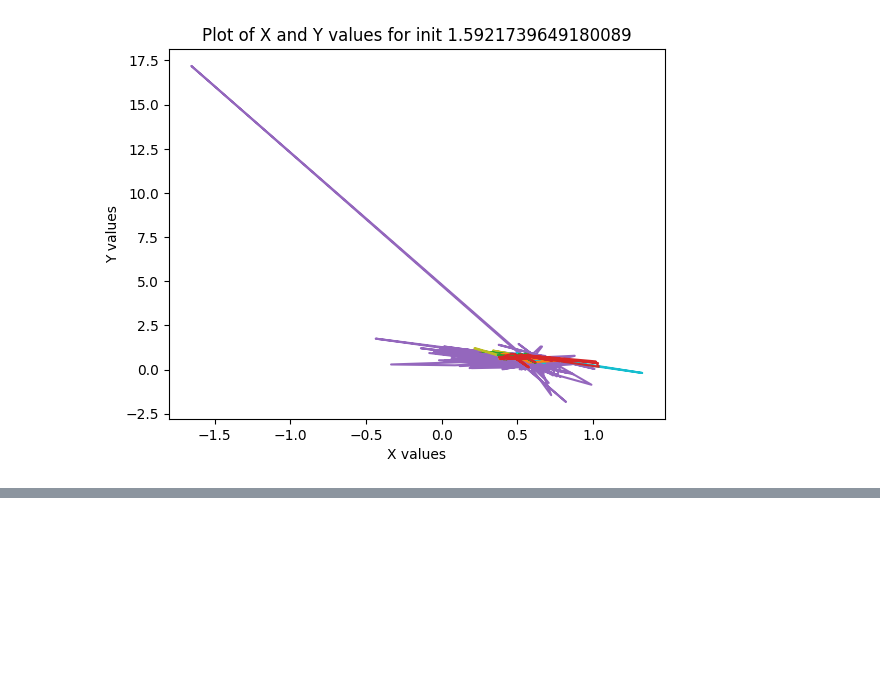
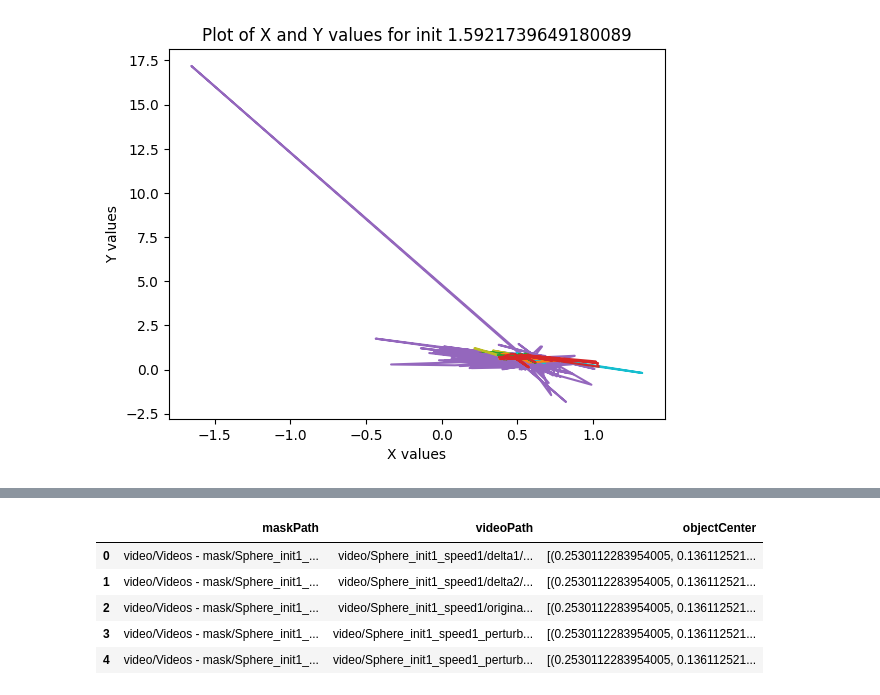
Before and after one commit to QuentinPerret/PFE-EyeTracking, a Jupyter notebook: data_analyzer.ipynb, the cells around one changed output, grey strips where cells are left out. Cells and saved outputs as stored; diff of their text form; code cells hidden in the pictures; blank space fills up the shorter version.

```diff
--- a/data_analyzer.ipynb
+++ b/data_analyzer.ipynb
@@ -377,0 +391,10 @@ Video processing complete. Output video saved to: output_video.mp4
+# %%
+from objectCenter import df as objectCenter
+objectCenter.head()
+# %% [output]
+|  | maskPath | videoPath | objectCenter |
+| 0 | video/Videos - mask/Sphere_init1_... | video/Sphere_init1_speed1/delta1/... | [(0.2530112283954005, 0.136112521... |
+| 1 | video/Videos - mask/Sphere_init1_... | video/Sphere_init1_speed1/delta2/... | [(0.2530112283954005, 0.136112521... |
+| 2 | video/Videos - mask/Sphere_init1_... | video/Sphere_init1_speed1/origina... | [(0.2530112283954005, 0.136112521... |
+| 3 | video/Videos - mask/Sphere_init1_... | video/Sphere_init1_speed1_perturb... | [(0.2530112283954005, 0.136112521... |
+| 4 | video/Videos - mask/Sphere_init1_... | video/Sphere_init1_speed1_perturb... | [(0.2530112283954005, 0.136112521... |
```
Also changed, not shown: parts of 12 cells of this notebook, 4 other files.
